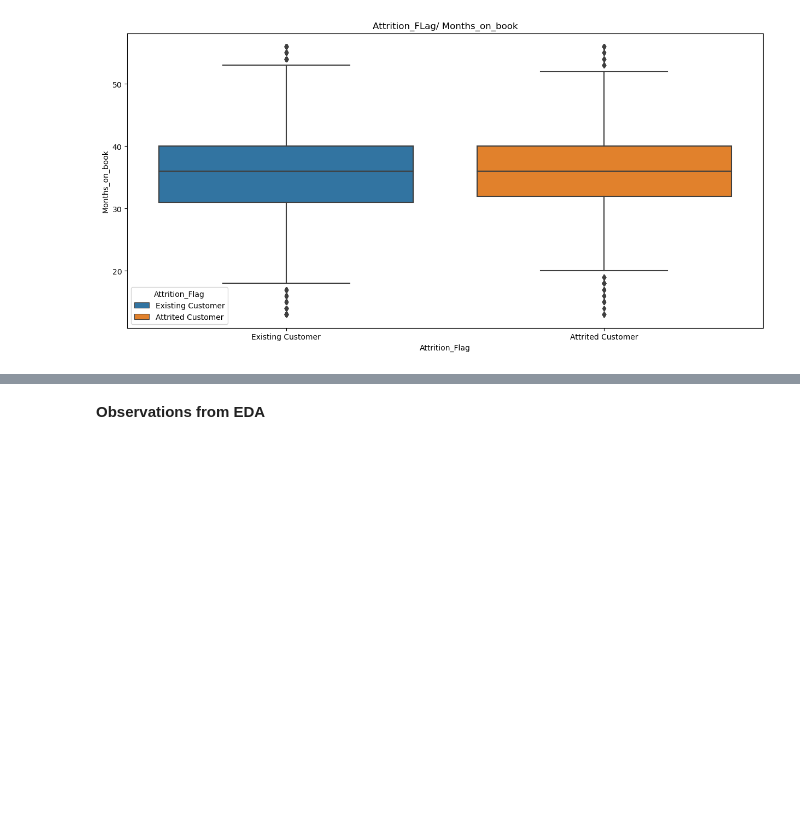
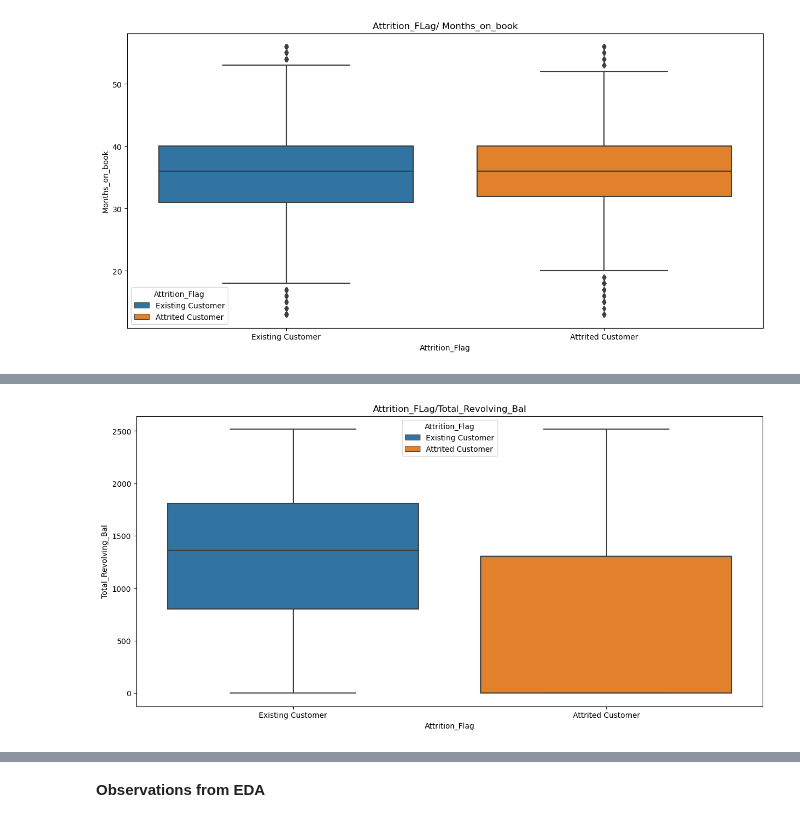
Before and after one commit to Drew75austin/Churn_Project, a Jupyter notebook: ETMT_Project_LearnerNotebook_FullCode (1).ipynb, the cells around one changed output, grey strips where cells are left out. Saved outputs shown, nothing was run; the diff lists cells and outputs as text; code cells hidden in the pictures; blank space fills up the shorter version.

```diff
--- a/ETMT_Project_LearnerNotebook_FullCode (1).ipynb
+++ b/ETMT_Project_LearnerNotebook_FullCode (1).ipynb
@@ -677,0 +736,5 @@ box_plot("Attrition_Flag","Months_on_book","Months_on_book","Attrition_Flag","At
+# %%
+# Plot Total_Revolving_Bal by Attrition FLag
+box_plot("Attrition_Flag","Total_Revolving_Bal","Total_Revolving_Bal","Attrition_Flag","Attrition_FLag/Total_Revolving_Bal","Attrition_Flag")
+# %% [output]
+[figure, added]
```
Also changed, not shown: parts of 25 cells of this notebook.
